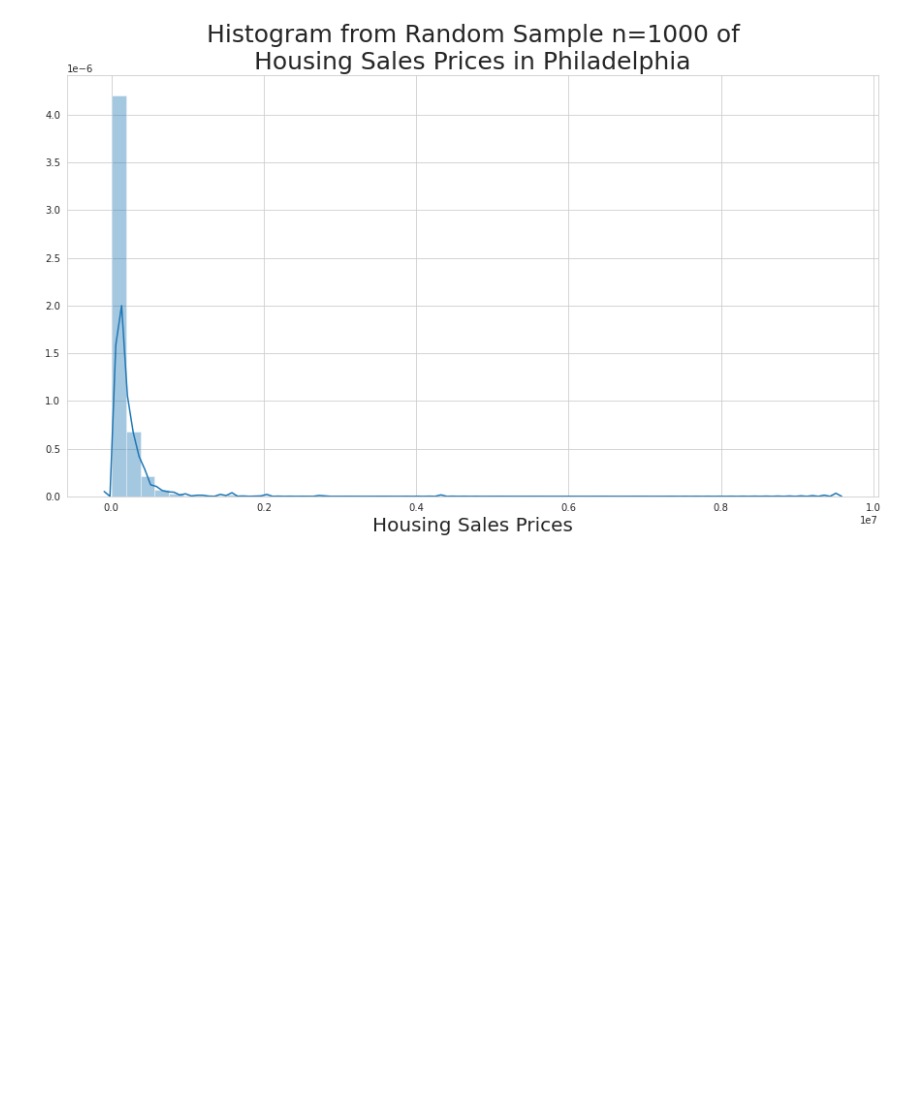
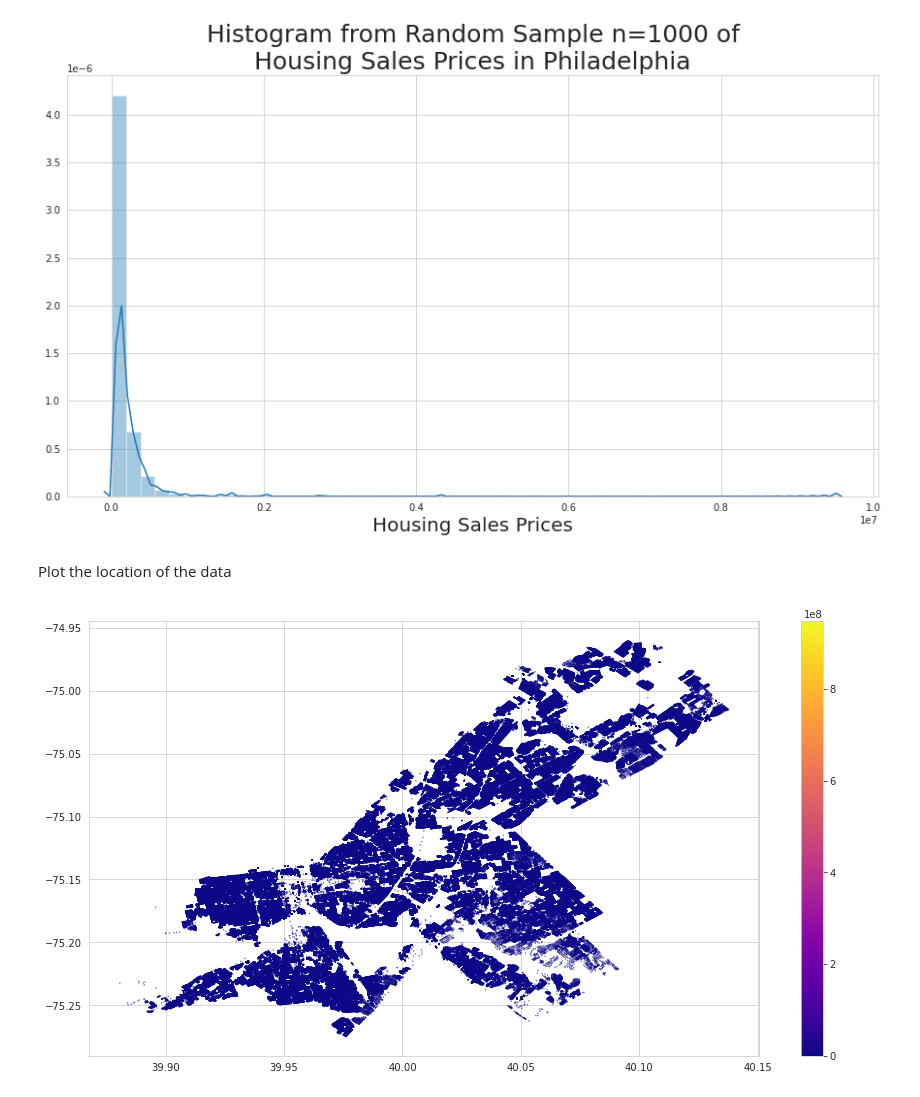
Before and after one commit to congjun-huang/Philadelphia-Housing, a Jupyter notebook: EDA/Exploratory_Analysis_One.ipynb, the cells around one changed output. Cells and saved outputs as stored; diff of their text form; code cells hidden in the pictures; blank space fills up the shorter version.

Commit message:
initial eda adds with plots

```diff
--- a/EDA/Exploratory_Analysis_One.ipynb
+++ b/EDA/Exploratory_Analysis_One.ipynb
@@ -88,3 +88,14 @@ plt.xlabel("Housing Sales Prices", fontsize=20)
 plt.show()
 # %% [output]
 [figure]
+# %% [markdown]
+Plot the location of the data
+# %%
+plt.figure(figsize=(15,8))
+plt.scatter(x=dat['lng'], y=dat['lat'],
+           s=0.1, c = dat['sale_price'],
+            cmap="plasma")
+plt.colorbar()
+plt.show()
+# %% [output]
+[figure, added]
```
